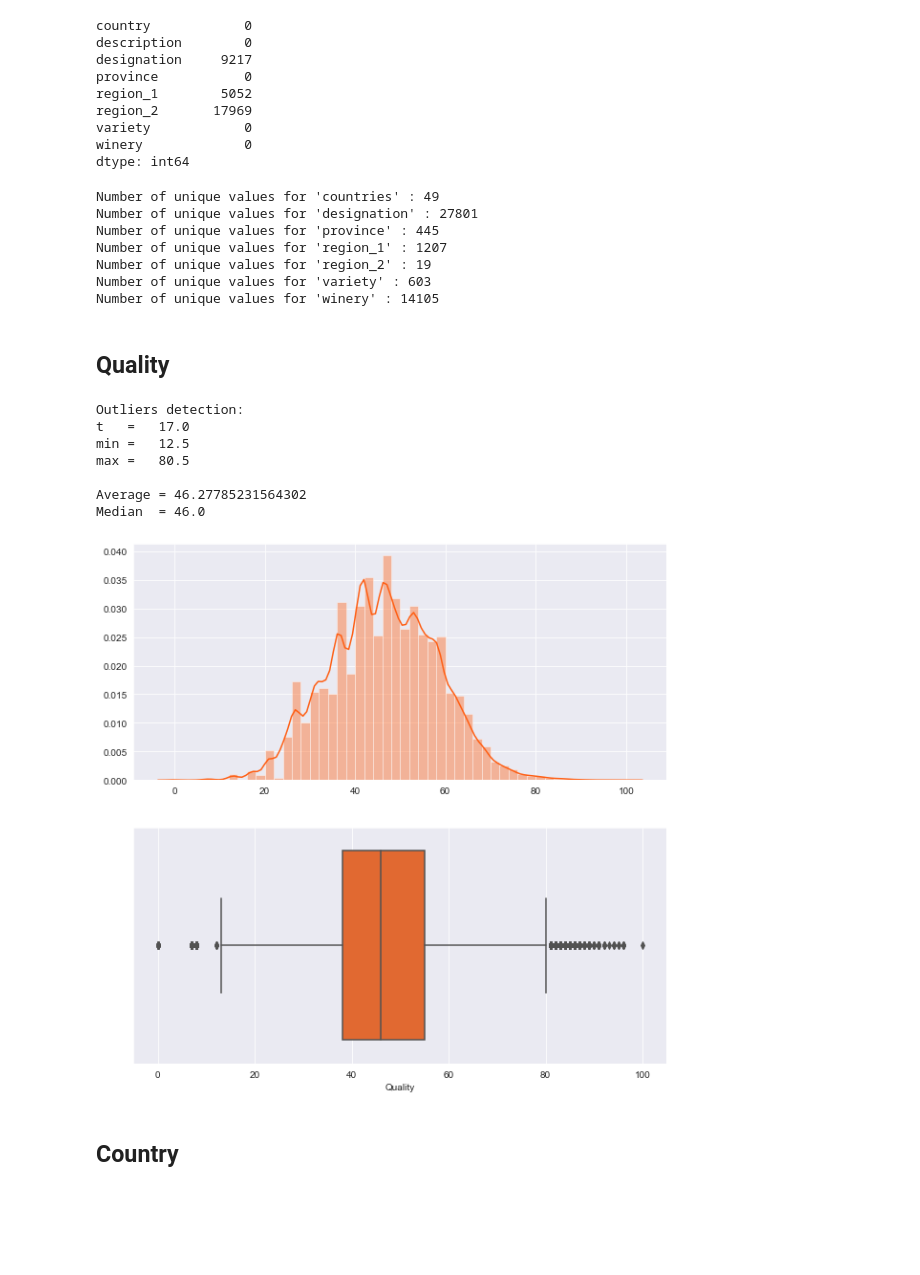
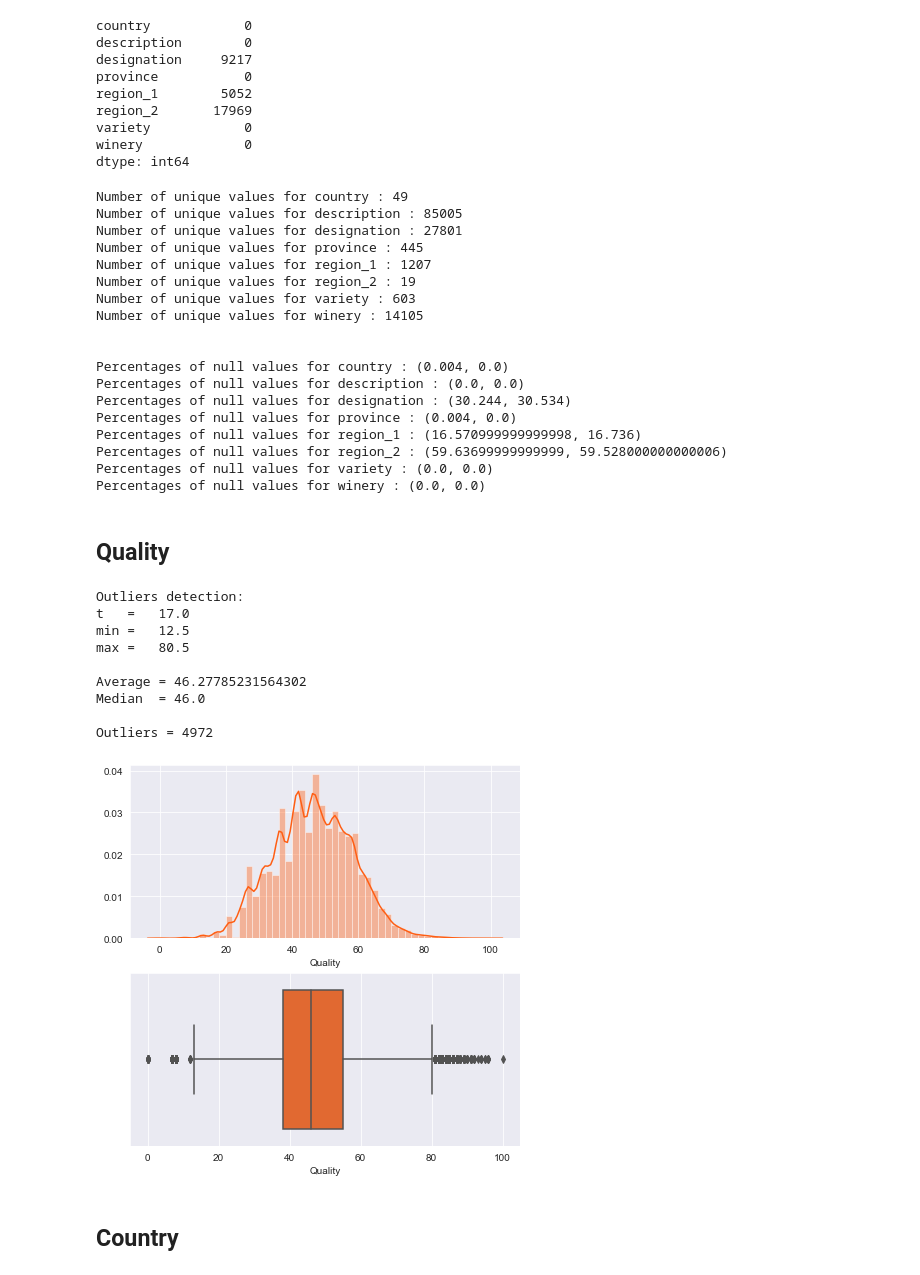
Before and after one commit to francescodisalvo05/wine-quality-prediction, a Jupyter notebook: EDA.ipynb, the cells around one changed output. Saved outputs shown, nothing was run; the diff lists cells and outputs as text; code cells hidden in the pictures; blank space fills up the shorter version.

```diff
--- a/EDA.ipynb
+++ b/EDA.ipynb
@@ -74,23 +74,3 @@ region_2       17969
 variety            0
 winery             0
 dtype: int64
-# %%
-#########################################
-## Cardinality of categorical features
-#########################################
-
-print(f"Number of unique values for 'countries' : {len(Counter(X_dev['country']))}")
-print(f"Number of unique values for 'designation' : {len(Counter(X_dev['designation']))}")
-print(f"Number of unique values for 'province' : {len(Counter(X_dev['province']))}")
-print(f"Number of unique values for 'region_1' : {len(Counter(X_dev['region_1']))}")
-print(f"Number of unique values for 'region_2' : {len(Counter(X_dev['region_2']))}")
-print(f"Number of unique values for 'variety' : {len(Counter(X_dev['variety']))}")
-print(f"Number of unique values for 'winery' : {len(Counter(X_dev['winery']))}")
-# %% [output]
-Number of unique values for 'countries' : 49
-Number of unique values for 'designation' : 27801
-Number of unique values for 'province' : 445
-Number of unique values for 'region_1' : 1207
-Number of unique values for 'region_2' : 19
-Number of unique values for 'variety' : 603
-Number of unique values for 'winery' : 14105
@@ -97,3 +79,48 @@ Number of unique values for 'winery' : 14105
+# %%
+#########################################
+## Cardinality of categorical features
+#########################################
+
+for index in X_dev.columns:
+
+    if index == "quality":
+        break
+    dev_count = len(Counter(X_dev[index]))
+    eval_count = len(Counter(X_eval[index]))
+    print(f"Number of unique values for {index} : {len(Counter(X_dev[index]))}")
+
+#########################################
+## Percentages of null values (dev,eval)
+#########################################
+
+print("\n")
+for index in X_dev.columns:
+
+    if index == "quality":
+        break
+
+    null_dev = round(X_dev[index].isnull().sum()/X_dev.shape[0],5)*100
+    null_eval = round(X_eval[index].isnull().sum()/X_eval.shape[0],5)*100
+    print(f"Percentages of null values for {index} : {(null_dev,null_eval)}")
+# %% [output]
+Number of unique values for country : 49
+Number of unique values for description : 85005
+Number of unique values for designation : 27801
+Number of unique values for province : 445
+Number of unique values for region_1 : 1207
+Number of unique values for region_2 : 19
+Number of unique values for variety : 603
+Number of unique values for winery : 14105
+
+
+Percentages of null values for country : (0.004, 0.0)
+Percentages of null values for description : (0.0, 0.0)
+Percentages of null values for designation : (30.244, 30.534)
+Percentages of null values for province : (0.004, 0.0)
+Percentages of null values for region_1 : (16.570999999999998, 16.736)
+Percentages of null values for region_2 : (59.63699999999999, 59.528000000000006)
+Percentages of null values for variety : (0.0, 0.0)
+Percentages of null values for winery : (0.0, 0.0)
 # %% [markdown]
 ## Quality
 # %%
@@ -112,6 +139,11 @@ print(f"max = \t{max_t}")
 
 print(f"\nAverage = {np.mean(X_dev['quality'])}")
 print(f"Median  = {(X_dev['quality'].quantile(0.50))}")
+
+X_filtered = X_dev[X_dev["quality"] >= X_dev["quality"].quantile(0.025)]
+X_filtered = X_filtered[X_filtered["quality"] <= X_dev["quality"].quantile(0.975)]
+
+print(f"\nOutliers = {X_dev.shape[0] - X_filtered.shape[0]}")
 # %% [output]
 Outliers detection:
 t   =   17.0
@@ -120,20 +152,22 @@ max =   80.5
 
 Average = 46.27785231564302
 Median  = 46.0
+
+Outliers = 4972
 # %%
 ################################
 ## Distribution and outliers
 ################################
 
-fig, ax = plt.subplots(2,1,figsize=(10, 10))
+fig, ax = plt.subplots(2,1,figsize=(7, 7))
 sns.distplot(X_dev["quality"],color="#ff5e13", ax=ax[0])
 sns.boxplot(X_dev['quality'], color="#ff5e13",ax=ax[1])
-ax[0].set_xlabel("")
+ax[0].set_xlabel("Quality")
 ax[1].set_xlabel("Quality")
 
 plt.savefig("quality_image.svg", format="svg" )
 # %% [output]
-[figure, old version]
+[figure, new version]
 # %% [markdown]
 ## Country
 # %%
```
Also changed, not shown: parts of 3 cells of this notebook, 1 other file.
